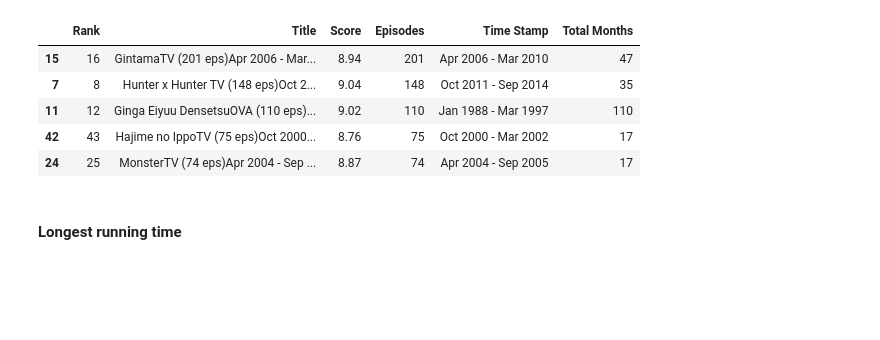
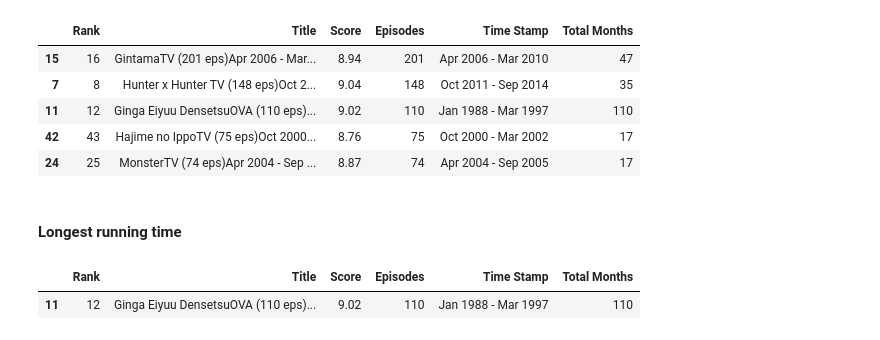
Before and after one commit to dhvanitsavani/Python-AI, a Jupyter notebook: Pandas/pandas.ipynb, the cells around one changed output. Cells and saved outputs as stored; diff of their text form; code cells hidden in the pictures; blank space fills up the shorter version.

```diff
--- a/Pandas/pandas.ipynb
+++ b/Pandas/pandas.ipynb
@@ -844,3 +844,8 @@ highest_episodes_top_5_df
 | 24 | 25 | MonsterTV (74 eps)Apr 2004 - Sep ... | 8.87 | 74 | Apr 2004 - Sep 2005 | 17 |
 # %% [markdown]
 #### Longest running time
+# %%
+anime_df[anime_df['Total Months'] == anime_df['Total Months'].max()]
+# %% [output]
+|  | Rank | Title | Score | Episodes | Time Stamp | Total Months |
+| 11 | 12 | Ginga Eiyuu DensetsuOVA (110 eps)... | 9.02 | 110 | Jan 1988 - Mar 1997 | 110 |
```
